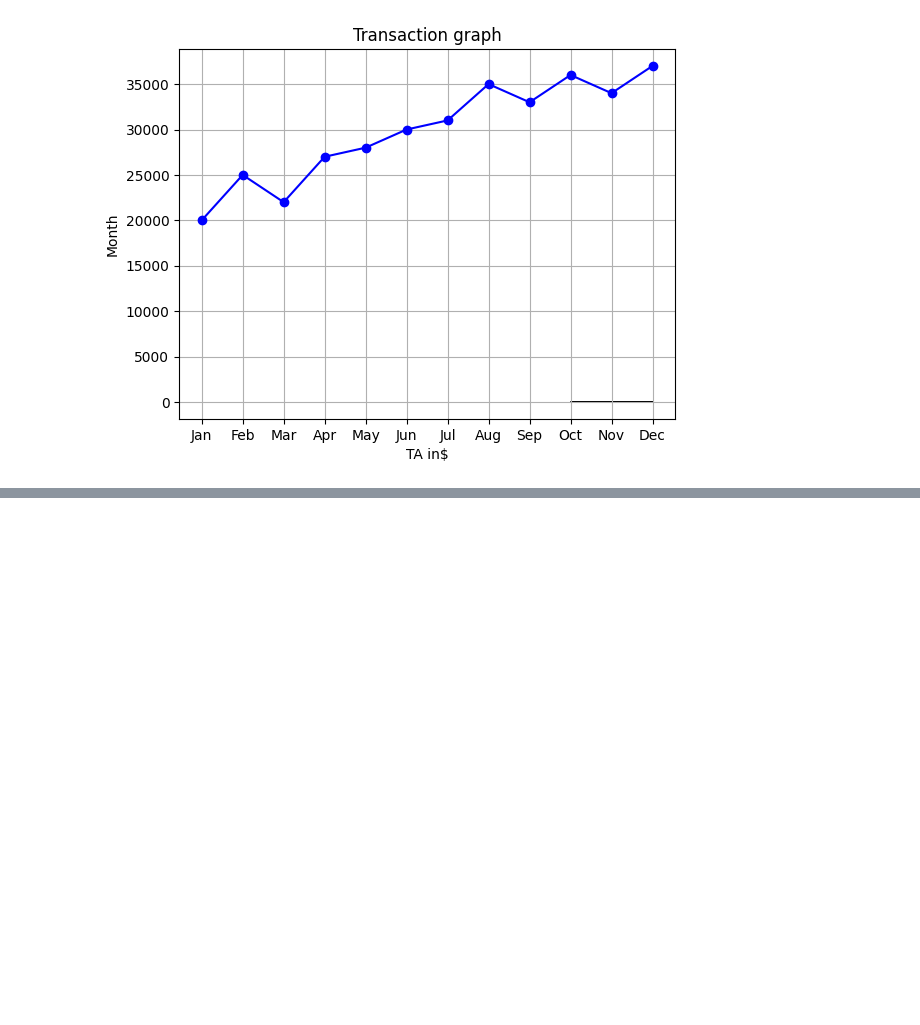
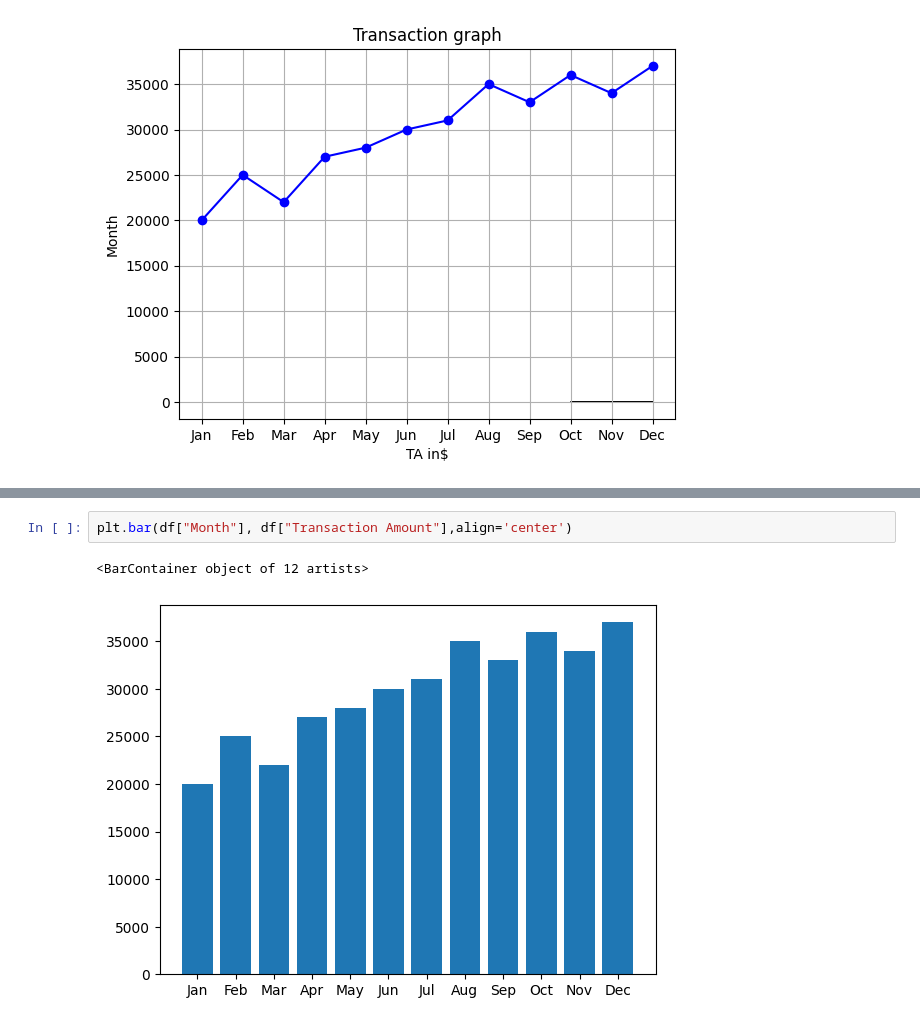
Before and after one commit to Yishak27/Python-training, a Jupyter notebook: datavisualization.ipynb, the cells around one changed output, grey strips where cells are left out. Saved outputs shown, nothing was run; the diff lists cells and outputs as text; blank space fills up the shorter version.

```diff
--- a/datavisualization.ipynb
+++ b/datavisualization.ipynb
@@ -27,0 +24,5 @@ Text(0.5, 0, 'yes')
+# %%
+plt.bar(df["Month"], df["Transaction Amount"],align='center')
+# %% [output]
+<BarContainer object of 12 artists>
+[figure, added]
```
Also changed, not shown: parts of 1 cell of this notebook.
